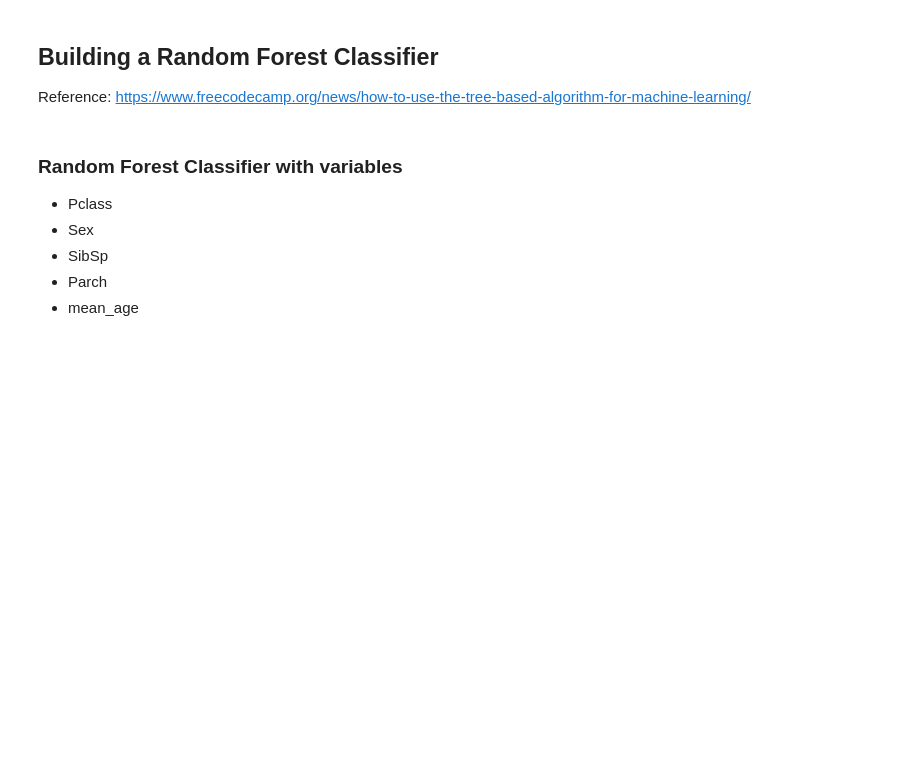
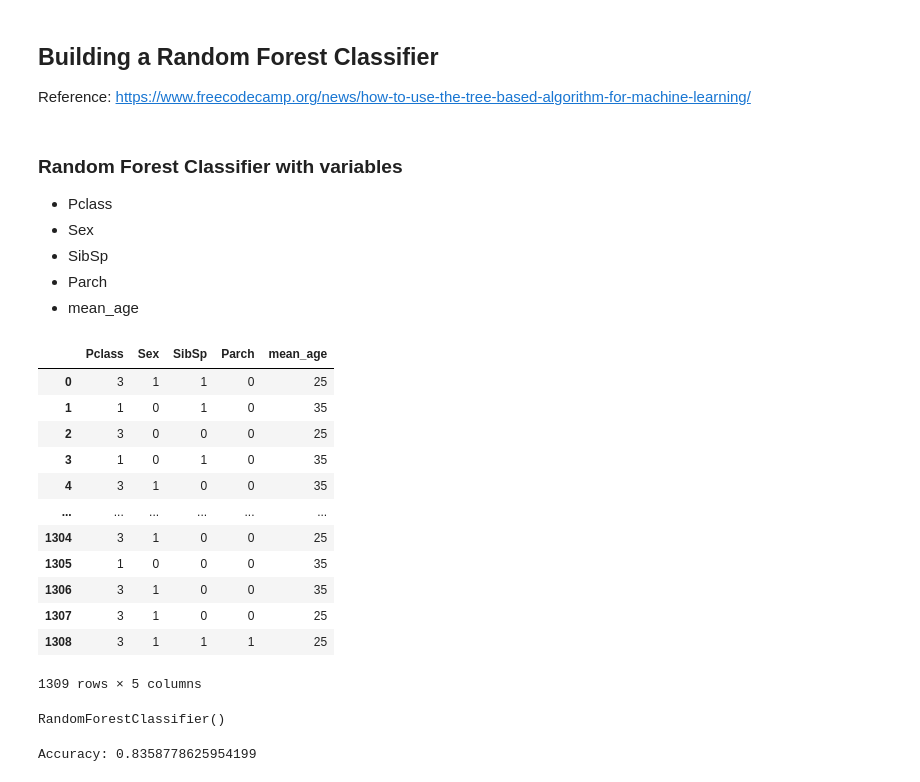
Before and after one commit to chanyadeshani/Group8, a Jupyter notebook: submit_assignment.ipynb, the cells around one changed output. Drawn from its saved outputs; the diff is of its cells as text; code cells hidden in the pictures; blank space fills up the shorter version.

```diff
--- a/submit_assignment.ipynb
+++ b/submit_assignment.ipynb
@@ -1112,10 +1200,24 @@ rf_df['Pclass'] = rf_df['Pclass'].astype('int')
 rf_df['mean_age'] = rf_df['mean_age'].astype('int')
 # %%
 # split data into input and taget variable(s)
-X = rf_df.drop(["Survived", 'Name', 'Age', 'Ticket', 'Fare', 'PassengerId',
-               'Cabin', 'Embarked', 'age_group', 'child_adult', 'binned_fare'], axis=1)
+X = rf_df.drop(["Survived", 'Name', 'Age', 'Ticket', 'Fare',
+               'Cabin', 'Embarked', 'age_group', 'binned_fare'], axis=1)
 y = rf_df["Survived"]
 X
+# %% [output]
+|  | Pclass | Sex | SibSp | Parch | mean_age |
+| 0 | 3 | 1 | 1 | 0 | 25 |
+| 1 | 1 | 0 | 1 | 0 | 35 |
+| 2 | 3 | 0 | 0 | 0 | 25 |
+| 3 | 1 | 0 | 1 | 0 | 35 |
+| 4 | 3 | 1 | 0 | 0 | 35 |
+| ... | ... | ... | ... | ... | ... |
+| 1304 | 3 | 1 | 0 | 0 | 25 |
+| 1305 | 1 | 0 | 0 | 0 | 35 |
+| 1306 | 3 | 1 | 0 | 0 | 35 |
+| 1307 | 3 | 1 | 0 | 0 | 25 |
+| 1308 | 3 | 1 | 1 | 1 | 25 |
+1309 rows × 5 columns
 # %%
 # standardize the dataset
 scaler = StandardScaler()
@@ -1132,9 +1234,13 @@ classifier = RandomForestClassifier(n_estimators=100)
 
 # Train the model using the training sets
 classifier.fit(X_train, y_train)
+# %% [output]
+RandomForestClassifier()
 # %%
 # predictin on the test set
 y_pred = classifier.predict(X_test)
 # %%
 # Calculate Model Accuracy
 print("Accuracy:", accuracy_score(y_test, y_pred))
+# %% [output]
+Accuracy: 0.8358778625954199
```
Also changed, not shown: parts of 20 cells of this notebook.
